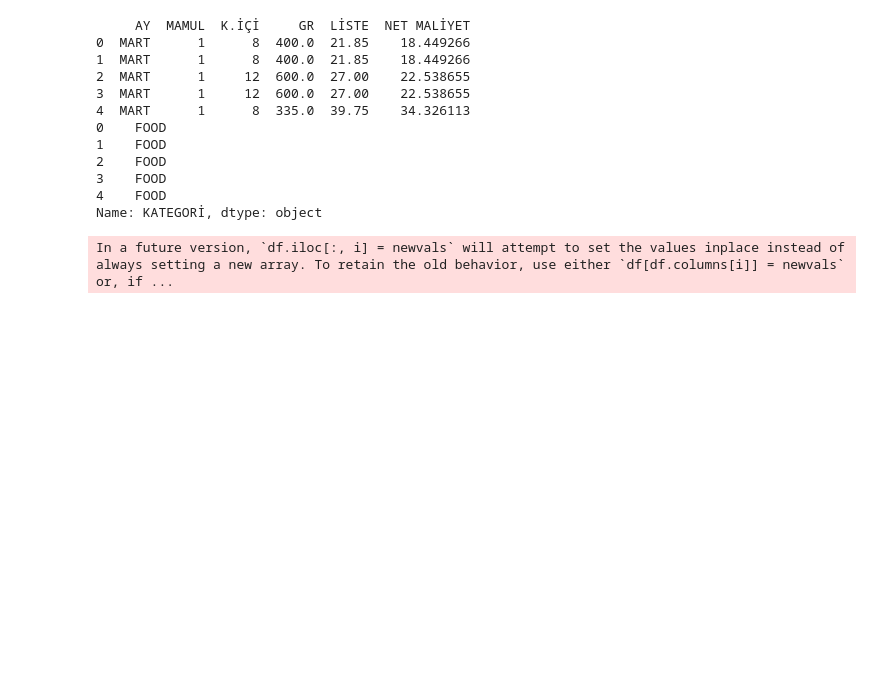
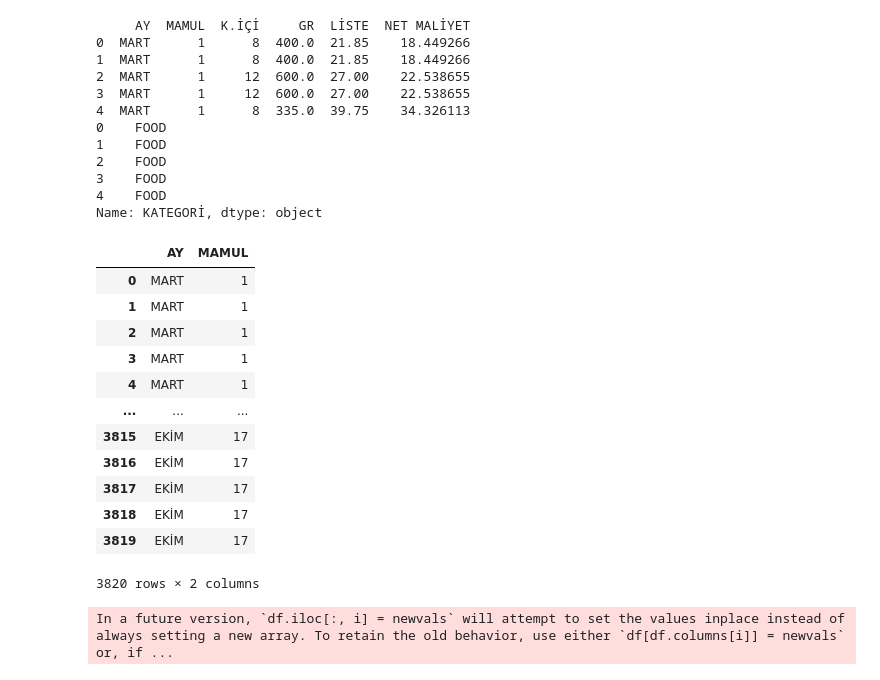
Before and after one commit to Mstfucrr/DL-proje, a Jupyter notebook: withLE.ipynb, the cells around one changed output. Drawn from its saved outputs; the diff is of its cells as text; code cells hidden in the pictures; blank space fills up the shorter version.

```diff
--- a/withLE.ipynb
+++ b/withLE.ipynb
@@ -66,6 +66,22 @@ Name: KATEGORİ, dtype: object
 # %%
 categorical_columns = ['AY']
 numeric_columns = ['K.İÇİ', 'GR', 'LİSTE']
+# %%
+X.iloc[:, 0:2]
+# %% [output]
+|  | AY | MAMUL |
+| 0 | MART | 1 |
+| 1 | MART | 1 |
+| 2 | MART | 1 |
+| 3 | MART | 1 |
+| 4 | MART | 1 |
+| ... | ... | ... |
+| 3815 | EKİM | 17 |
+| 3816 | EKİM | 17 |
+| 3817 | EKİM | 17 |
+| 3818 | EKİM | 17 |
+| 3819 | EKİM | 17 |
+3820 rows × 2 columns
 # %%
 from sklearn.compose import ColumnTransformer
 from sklearn.preprocessing import StandardScaler, LabelEncoder, OneHotEncoder
```
Also changed, not shown: parts of 5 cells of this notebook.
